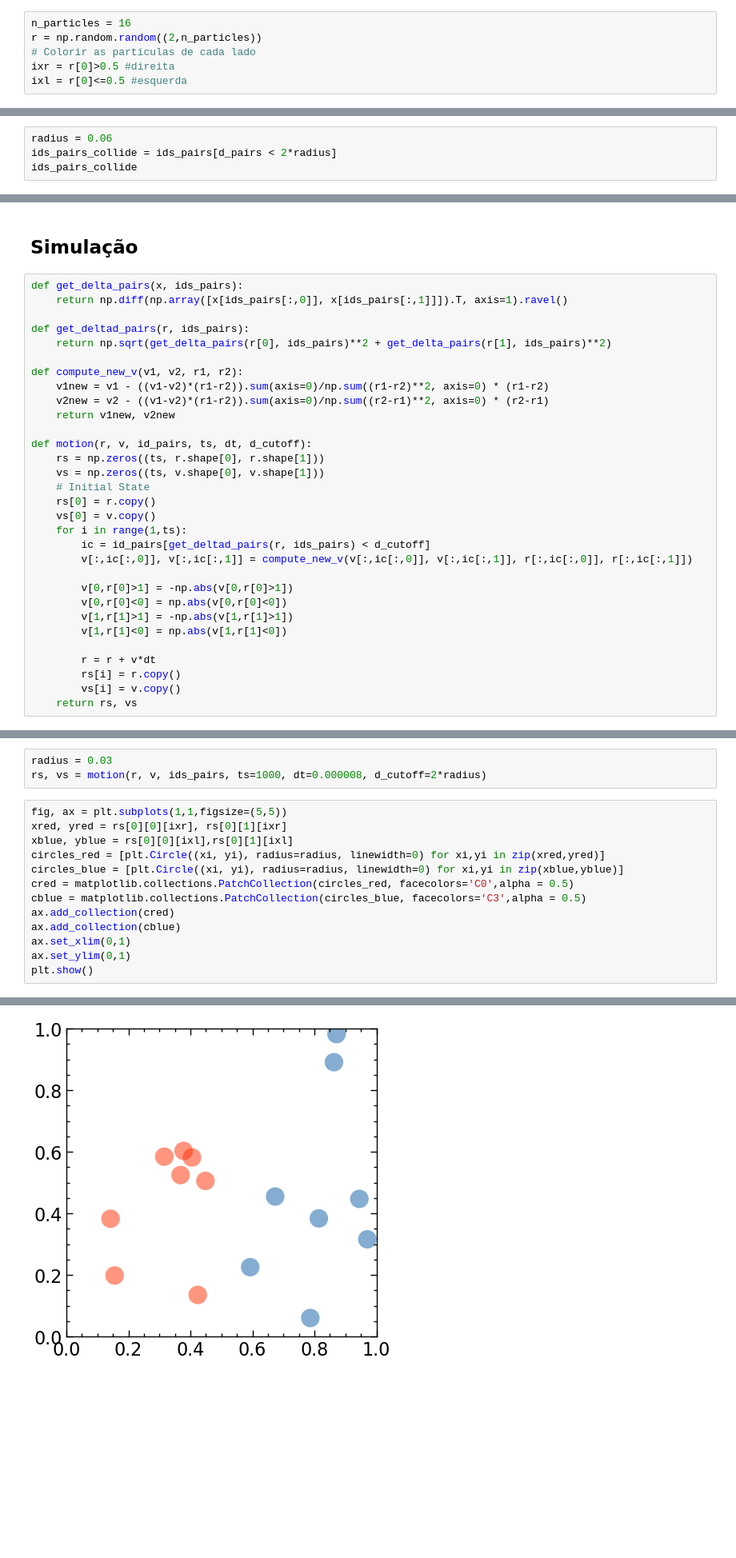
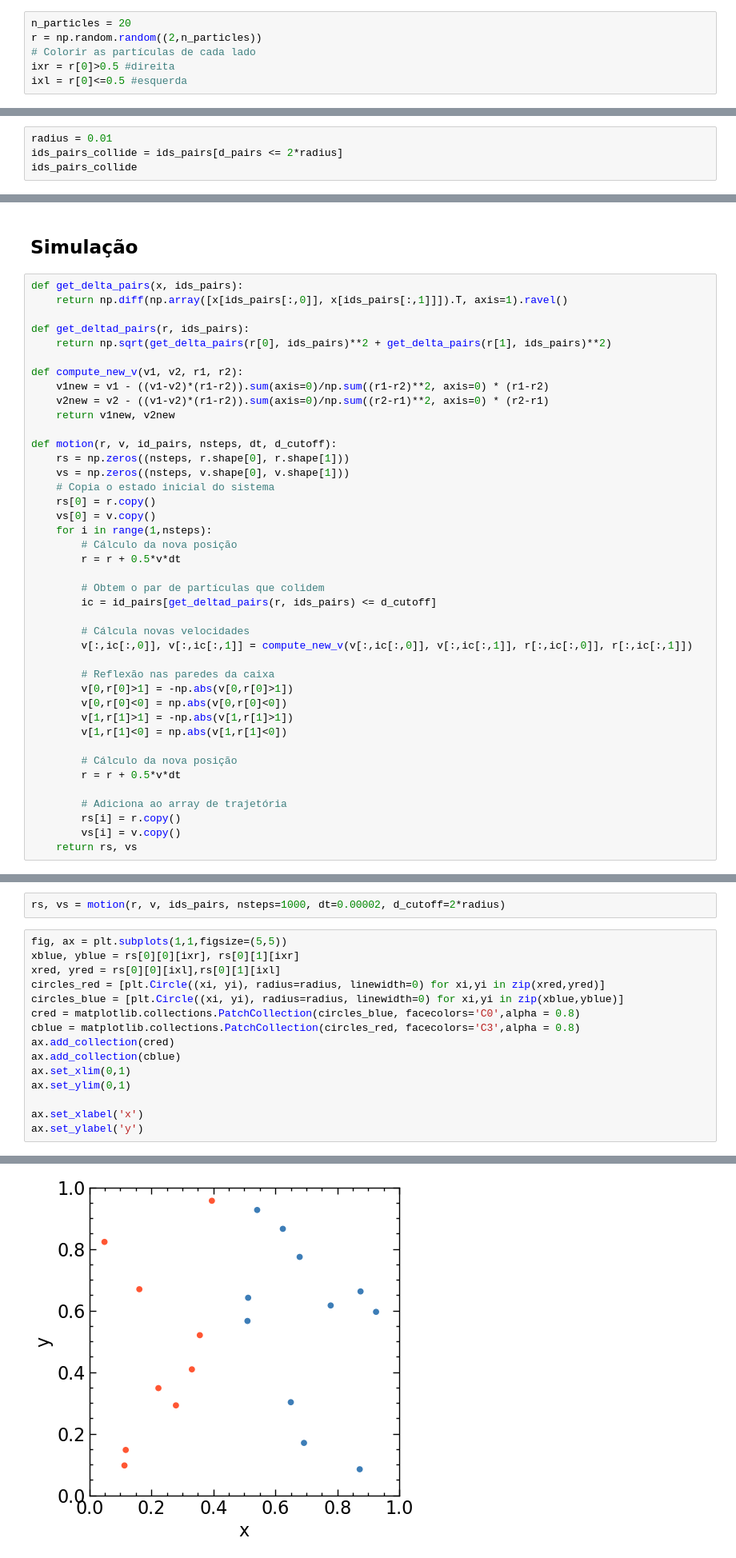
Before and after one commit to elvissoares/EQE595-SimMol, a Jupyter notebook: Aula03-Distr_Maxwell-Boltzmann.ipynb, the cells around one changed output, grey strips where cells are left out. Shown at 80% size. Drawn from its saved outputs; the diff is of its cells as text; blank space fills up the shorter version.

```diff
--- a/Aula03-Distr_Maxwell-Boltzmann.ipynb
+++ b/Aula03-Distr_Maxwell-Boltzmann.ipynb
@@ -14,7 +14,7 @@ from itertools import combinations
 # %% [markdown]
 Vamos considerar partículas em uma caixa
 # %%
-n_particles = 16
+n_particles = 20
 r = np.random.random((2,n_particles))
 # Colorir as partículas de cada lado
 ixr = r[0]>0.5 #direita
@@ -127,5 +154,5 @@ Teste se os pares irão colidir
 # %%
-radius = 0.06
-ids_pairs_collide = ids_pairs[d_pairs < 2*radius]
+radius = 0.01
+ids_pairs_collide = ids_pairs[d_pairs <= 2*radius]
 ids_pairs_collide
 # %% [output]
@@ -164,22 +190,32 @@ def compute_new_v(v1, v2, r1, r2):
     v2new = v2 - ((v1-v2)*(r1-r2)).sum(axis=0)/np.sum((r2-r1)**2, axis=0) * (r2-r1)
     return v1new, v2new
 
-def motion(r, v, id_pairs, ts, dt, d_cutoff):
-    rs = np.zeros((ts, r.shape[0], r.shape[1]))
-    vs = np.zeros((ts, v.shape[0], v.shape[1]))
-    # Initial State
+def motion(r, v, id_pairs, nsteps, dt, d_cutoff):
+    rs = np.zeros((nsteps, r.shape[0], r.shape[1]))
+    vs = np.zeros((nsteps, v.shape[0], v.shape[1]))
+    # Copia o estado inicial do sistema
     rs[0] = r.copy()
     vs[0] = v.copy()
-    for i in range(1,ts):
-        ic = id_pairs[get_deltad_pairs(r, ids_pairs) < d_cutoff]
+    for i in range(1,nsteps):
+        # Cálculo da nova posição
+        r = r + 0.5*v*dt
+
+        # Obtem o par de partículas que colidem
+        ic = id_pairs[get_deltad_pairs(r, ids_pairs) <= d_cutoff]
+
+        # Cálcula novas velocidades
         v[:,ic[:,0]], v[:,ic[:,1]] = compute_new_v(v[:,ic[:,0]], v[:,ic[:,1]], r[:,ic[:,0]], r[:,ic[:,1]])
 
+        # Reflexão nas paredes da caixa
         v[0,r[0]>1] = -np.abs(v[0,r[0]>1])
         v[0,r[0]<0] = np.abs(v[0,r[0]<0])
         v[1,r[1]>1] = -np.abs(v[1,r[1]>1])
         v[1,r[1]<0] = np.abs(v[1,r[1]<0])
 
-        r = r + v*dt
+        # Cálculo da nova posição
+        r = r + 0.5*v*dt
+
+        # Adiciona ao array de trajetória
         rs[i] = r.copy()
         vs[i] = v.copy()
     return rs, vs
@@ -188,17 +224,18 @@ Define  raio da partícula e evolui a posição de todas elas (`rs` tem informa
 # %%
-radius = 0.03
-rs, vs = motion(r, v, ids_pairs, ts=1000, dt=0.000008, d_cutoff=2*radius)
+rs, vs = motion(r, v, ids_pairs, nsteps=1000, dt=0.00002, d_cutoff=2*radius)
 # %%
 fig, ax = plt.subplots(1,1,figsize=(5,5))
-xred, yred = rs[0][0][ixr], rs[0][1][ixr]
-xblue, yblue = rs[0][0][ixl],rs[0][1][ixl]
+xblue, yblue = rs[0][0][ixr], rs[0][1][ixr]
+xred, yred = rs[0][0][ixl],rs[0][1][ixl]
 circles_red = [plt.Circle((xi, yi), radius=radius, linewidth=0) for xi,yi in zip(xred,yred)]
 circles_blue = [plt.Circle((xi, yi), radius=radius, linewidth=0) for xi,yi in zip(xblue,yblue)]
-cred = matplotlib.collections.PatchCollection(circles_red, facecolors='C0',alpha = 0.5)
-cblue = matplotlib.collections.PatchCollection(circles_blue, facecolors='C3',alpha = 0.5)
+cred = matplotlib.collections.PatchCollection(circles_blue, facecolors='C0',alpha = 0.8)
+cblue = matplotlib.collections.PatchCollection(circles_red, facecolors='C3',alpha = 0.8)
 ax.add_collection(cred)
 ax.add_collection(cblue)
 ax.set_xlim(0,1)
 ax.set_ylim(0,1)
-plt.show()
+
+ax.set_xlabel('x')
+ax.set_ylabel('y')
 # %% [output]
@@ -205,4 +243,4 @@ plt.show()
-[figure, old version]
+[figure, new version]
 # %% [markdown]
 Fazendo uma animação
 # %%
```
Also changed, not shown: parts of 44 cells of this notebook.
